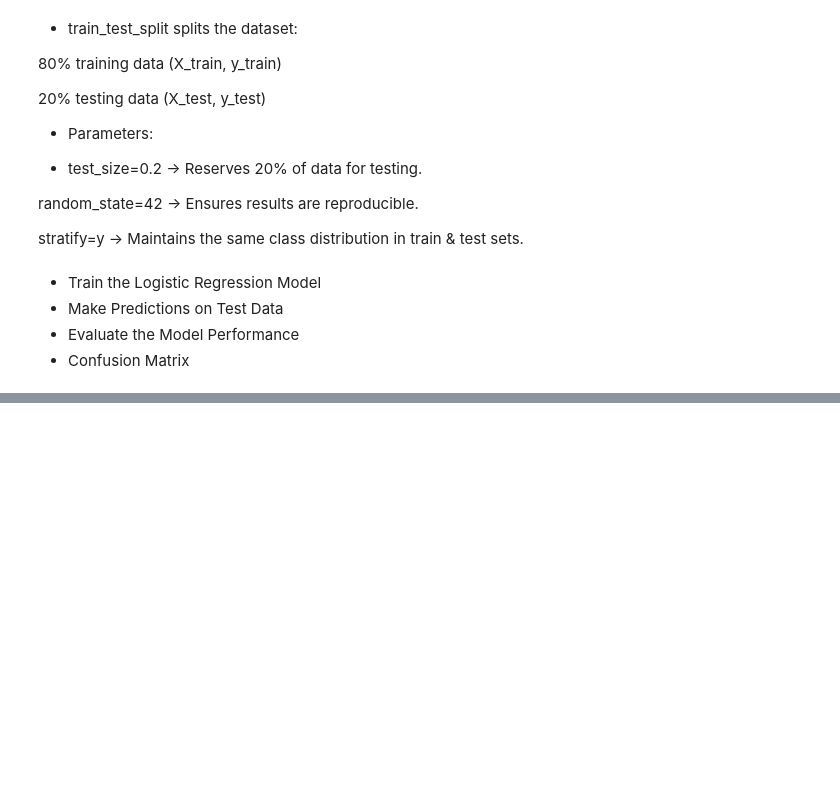
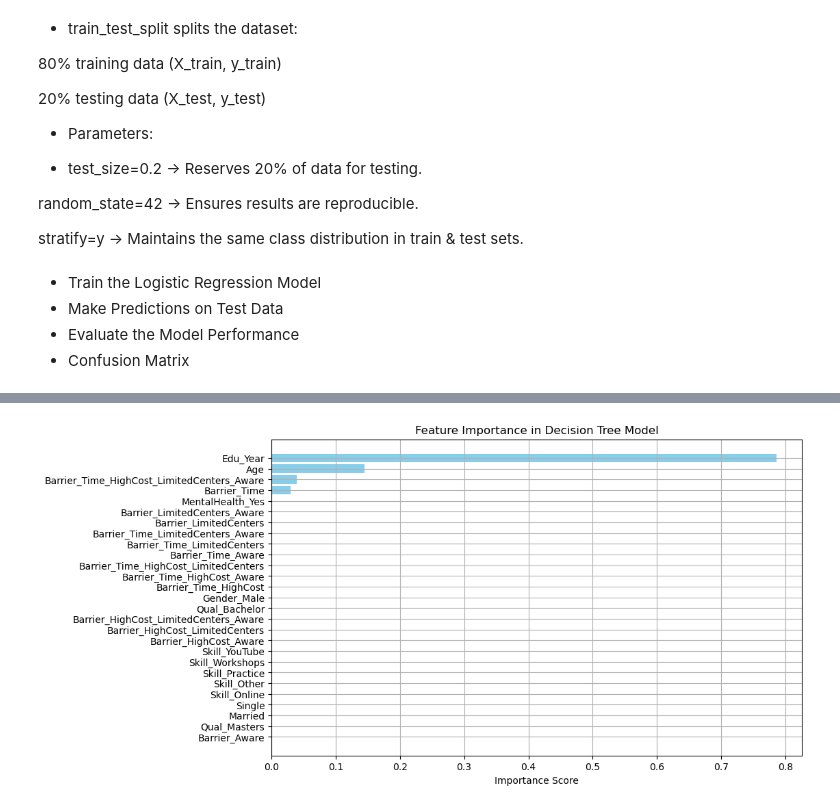
Before and after one commit to Shravani509/MSc_Statistics_project, a Jupyter notebook: MSc 4th sem Project.ipynb, the cells around one changed output, grey strips where cells are left out. Cells and saved outputs as stored; diff of their text form; code cells hidden in the pictures; blank space fills up the shorter version.

```diff
--- a/MSc 4th sem Project.ipynb
+++ b/MSc 4th sem Project.ipynb
@@ -636,0 +962,31 @@ stratify=y → Maintains the same class distribution in train & test sets.
+# %%
+import matplotlib.pyplot as plt
+import pandas as pd
+import numpy as np
+from sklearn.tree import DecisionTreeClassifier
+
+# Suppose you already have your trained Decision Tree model
+# Example: dt_model = DecisionTreeClassifier(max_depth=5).fit(X_train, y_train)
+
+# Get feature importances
+feature_importances = dt_model.feature_importances_
+
+# Create a DataFrame for easy plotting
+importance_df = pd.DataFrame({
+    'Feature': X.columns,
+    'Importance': feature_importances
+})
+
+# Sort features by importance
+importance_df = importance_df.sort_values(by='Importance', ascending=False)
+
+# Plot
+plt.figure(figsize=(10, 6))
+plt.barh(importance_df['Feature'], importance_df['Importance'], color='skyblue')
+plt.gca().invert_yaxis()  # Highest importance on top
+plt.xlabel('Importance Score')
+plt.title('Feature Importance in Decision Tree Model')
+plt.grid(True)
+plt.show()
+# %% [output]
+[figure, added]
```
Also changed, not shown: parts of 16 cells of this notebook.
